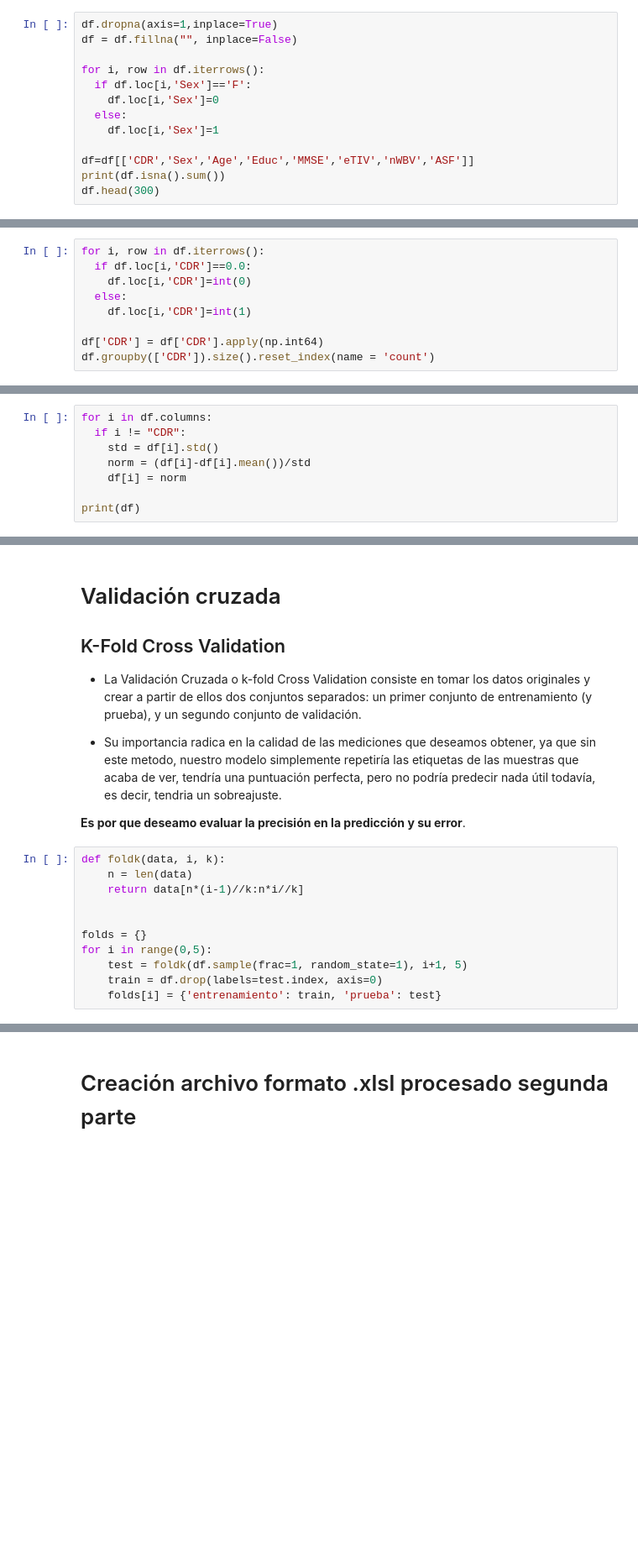
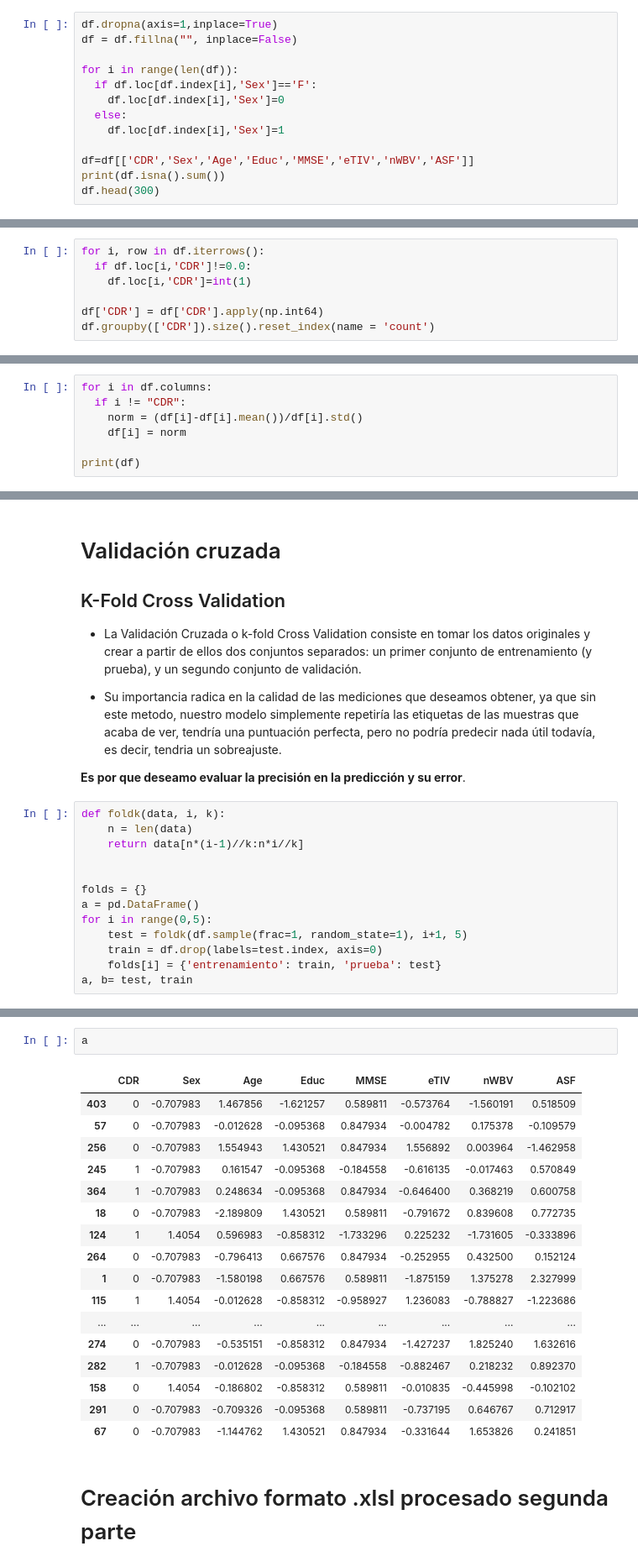
Before and after one commit to LeonardoAraneda/Proyecto-IA, a Jupyter notebook: main.ipynb, the cells around one changed output, grey strips where cells are left out. Shown at 84% size. Saved outputs shown, nothing was run; the diff lists cells and outputs as text; blank space fills up the shorter version.

```diff
--- a/main.ipynb
+++ b/main.ipynb
@@ -106,11 +106,11 @@ Esta carga de valor se le transfirio a la columna Education, dicha esta nos pres
 df.dropna(axis=1,inplace=True)
 df = df.fillna("", inplace=False)
 
-for i, row in df.iterrows():
-  if df.loc[i,'Sex']=='F':
-    df.loc[i,'Sex']=0
+for i in range(len(df)):
+  if df.loc[df.index[i],'Sex']=='F':
+    df.loc[df.index[i],'Sex']=0
   else:
-    df.loc[i,'Sex']=1
+    df.loc[df.index[i],'Sex']=1
 
 df=df[['CDR','Sex','Age','Educ','MMSE','eTIV','nWBV','ASF']]
 print(df.isna().sum())
@@ -168,9 +192,7 @@ Pero al momento de presentarse esta solución se volvia a generar una desproporc
 Aquellos sin demencia formaran parte del primer grupo y aquellos que muestren rastros de demencia ya sea leve hasta moderada formaran parte del otro grupo.
 # %%
 for i, row in df.iterrows():
-  if df.loc[i,'CDR']==0.0:
-    df.loc[i,'CDR']=int(0)
-  else:
+  if df.loc[i,'CDR']!=0.0:
     df.loc[i,'CDR']=int(1)
 
 df['CDR'] = df['CDR'].apply(np.int64)
@@ -221,8 +243,7 @@ Este paso fundamental nos ayudara a evitar cualquier tipo de anomalía, redundan
 # %%
 for i in df.columns:
   if i != "CDR":
-    std = df[i].std()
-    norm = (df[i]-df[i].mean())/std
+    norm = (df[i]-df[i].mean())/df[i].std()
     df[i] = norm
 
 print(df)
@@ -260,7 +281,9 @@ def foldk(data, i, k):
 
 
 folds = {}
+a = pd.DataFrame()
 for i in range(0,5):
     test = foldk(df.sample(frac=1, random_state=1), i+1, 5)
     train = df.drop(labels=test.index, axis=0)
     folds[i] = {'entrenamiento': train, 'prueba': test}
+a, b= test, train
@@ -287,3 +290,23 @@ folds[0]["prueba"]
+# %%
+a
+# %% [output]
+|  | CDR | Sex | Age | Educ | MMSE | eTIV | nWBV | ASF |
+| 403 | 0 | -0.707983 | 1.467856 | -1.621257 | 0.589811 | -0.573764 | -1.560191 | 0.518509 |
+| 57 | 0 | -0.707983 | -0.012628 | -0.095368 | 0.847934 | -0.004782 | 0.175378 | -0.109579 |
+| 256 | 0 | -0.707983 | 1.554943 | 1.430521 | 0.847934 | 1.556892 | 0.003964 | -1.462958 |
+| 245 | 1 | -0.707983 | 0.161547 | -0.095368 | -0.184558 | -0.616135 | -0.017463 | 0.570849 |
+| 364 | 1 | -0.707983 | 0.248634 | -0.095368 | 0.847934 | -0.646400 | 0.368219 | 0.600758 |
+| 18 | 0 | -0.707983 | -2.189809 | 1.430521 | 0.589811 | -0.791672 | 0.839608 | 0.772735 |
+| 124 | 1 | 1.4054 | 0.596983 | -0.858312 | -1.733296 | 0.225232 | -1.731605 | -0.333896 |
+| 264 | 0 | -0.707983 | -0.796413 | 0.667576 | 0.847934 | -0.252955 | 0.432500 | 0.152124 |
+| 1 | 0 | -0.707983 | -1.580198 | 0.667576 | 0.589811 | -1.875159 | 1.375278 | 2.327999 |
+| 115 | 1 | 1.4054 | -0.012628 | -0.858312 | -0.958927 | 1.236083 | -0.788827 | -1.223686 |
+| ... | ... | ... | ... | ... | ... | ... | ... | ... |
+| 274 | 0 | -0.707983 | -0.535151 | -0.858312 | 0.847934 | -1.427237 | 1.825240 | 1.632616 |
+| 282 | 1 | -0.707983 | -0.012628 | -0.095368 | -0.184558 | -0.882467 | 0.218232 | 0.892370 |
+| 158 | 0 | 1.4054 | -0.186802 | -0.858312 | 0.589811 | -0.010835 | -0.445998 | -0.102102 |
+| 291 | 0 | -0.707983 | -0.709326 | -0.095368 | 0.589811 | -0.737195 | 0.646767 | 0.712917 |
+| 67 | 0 | -0.707983 | -1.144762 | 1.430521 | 0.847934 | -0.331644 | 1.653826 | 0.241851 |
 # %% [markdown]
 # Creación archivo formato .xlsl procesado segunda parte
 # %%
```
Also changed, not shown: parts of 3 cells of this notebook, 7 other files.
